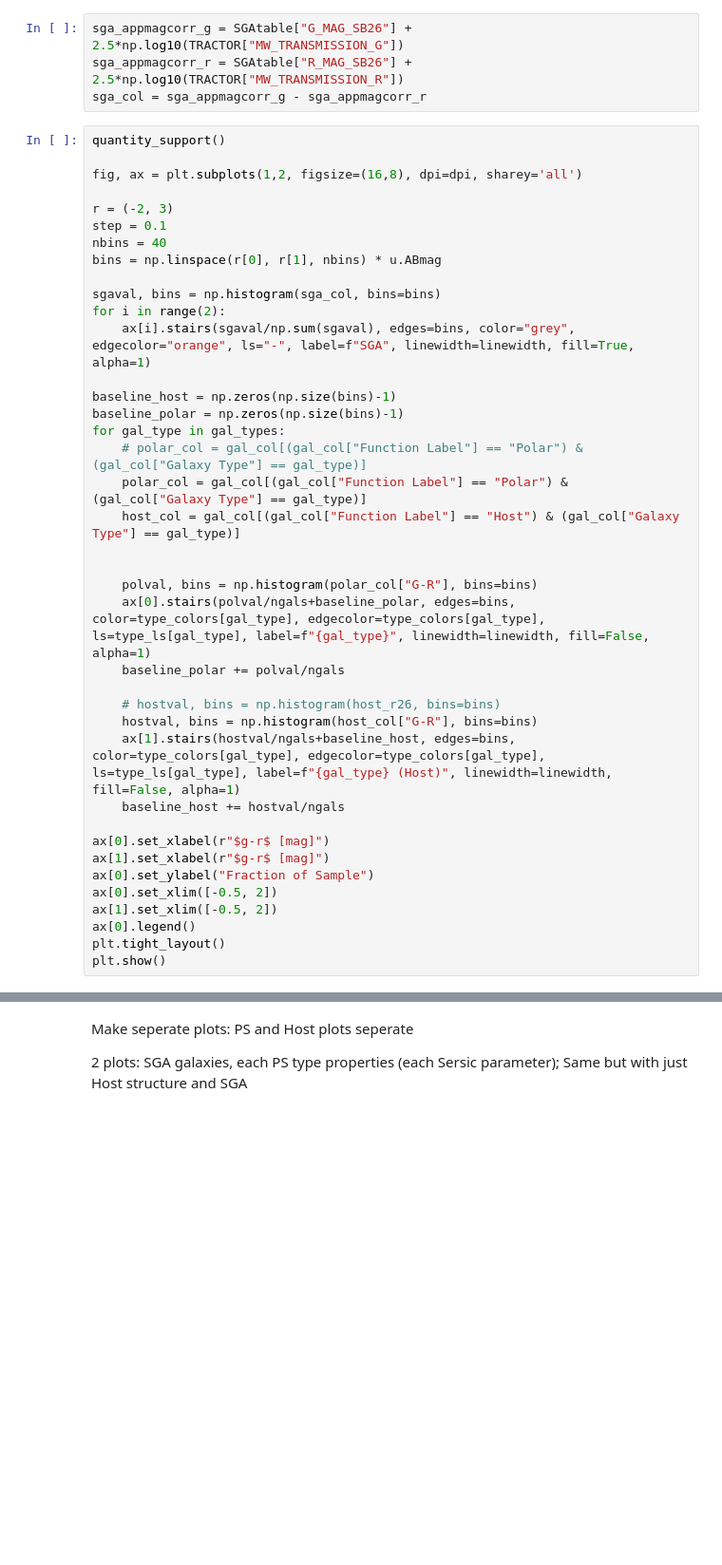
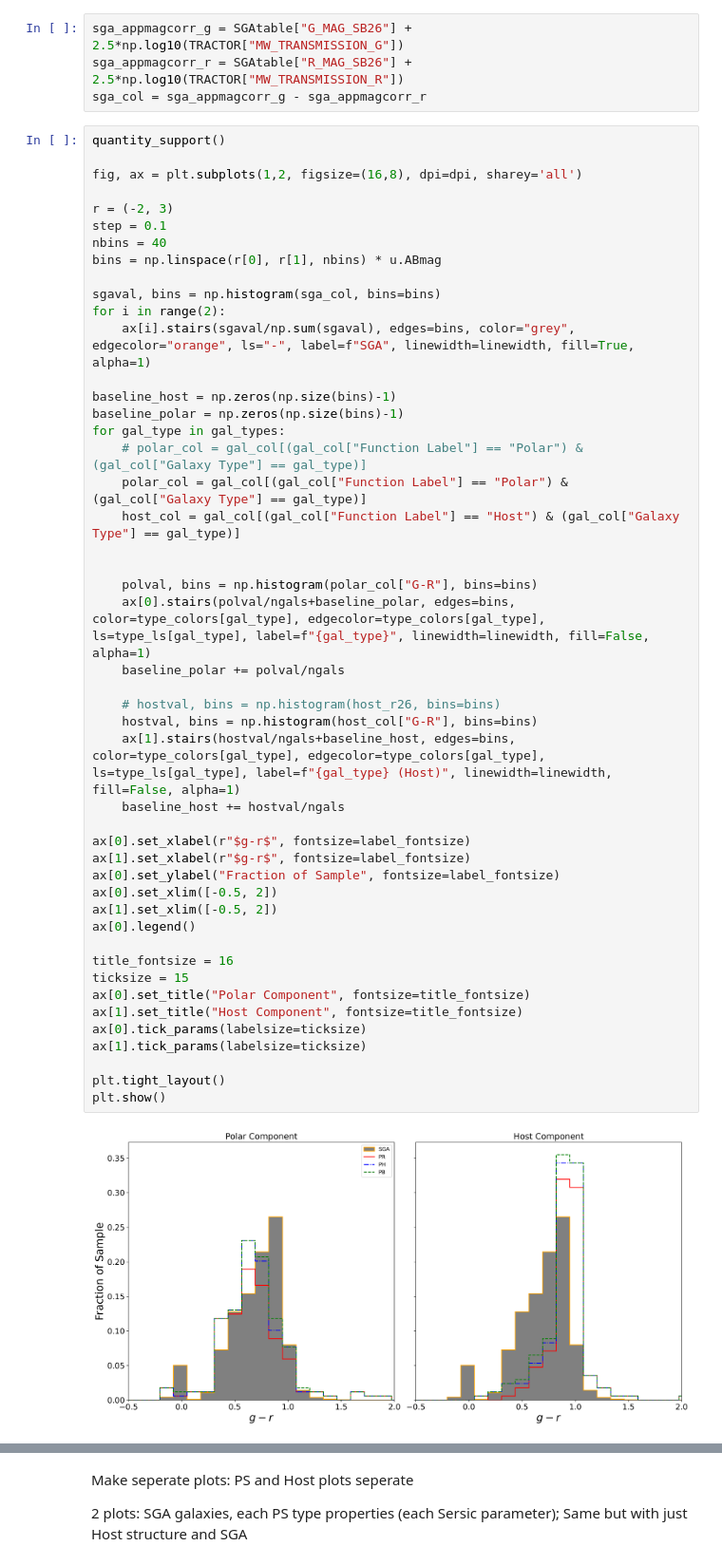
Before and after one commit to rpsmith4/photometric-decomp-analysis, a Jupyter notebook: fitresults/plot_parameters.ipynb, the cells around one changed output, grey strips where cells are left out. Shown at 95% size. Drawn from its saved outputs; the diff is of its cells as text; blank space fills up the shorter version.

```diff
--- a/fitresults/plot_parameters.ipynb
+++ b/fitresults/plot_parameters.ipynb
@@ -513,36 +593,46 @@ r = (-2, 3)
 step = 0.1
 nbins = 40
 bins = np.linspace(r[0], r[1], nbins) * u.ABmag
 
 sgaval, bins = np.histogram(sga_col, bins=bins)
 for i in range(2):
     ax[i].stairs(sgaval/np.sum(sgaval), edges=bins, color="grey", edgecolor="orange", ls="-", label=f"SGA", linewidth=linewidth, fill=True, alpha=1)
 
 baseline_host = np.zeros(np.size(bins)-1)
 baseline_polar = np.zeros(np.size(bins)-1)
 for gal_type in gal_types:
     # polar_col = gal_col[(gal_col["Function Label"] == "Polar") & (gal_col["Galaxy Type"] == gal_type)]
     polar_col = gal_col[(gal_col["Function Label"] == "Polar") & (gal_col["Galaxy Type"] == gal_type)]
     host_col = gal_col[(gal_col["Function Label"] == "Host") & (gal_col["Galaxy Type"] == gal_type)]
 
 
     polval, bins = np.histogram(polar_col["G-R"], bins=bins)
     ax[0].stairs(polval/ngals+baseline_polar, edges=bins, color=type_colors[gal_type], edgecolor=type_colors[gal_type], ls=type_ls[gal_type], label=f"{gal_type}", linewidth=linewidth, fill=False, alpha=1)
     baseline_polar += polval/ngals
 
     # hostval, bins = np.histogram(host_r26, bins=bins)
     hostval, bins = np.histogram(host_col["G-R"], bins=bins)
     ax[1].stairs(hostval/ngals+baseline_host, edges=bins, color=type_colors[gal_type], edgecolor=type_colors[gal_type], ls=type_ls[gal_type], label=f"{gal_type} (Host)", linewidth=linewidth, fill=False, alpha=1)
     baseline_host += hostval/ngals
 
-ax[0].set_xlabel(r"$g-r$ [mag]")
-ax[1].set_xlabel(r"$g-r$ [mag]")
-ax[0].set_ylabel("Fraction of Sample")
+ax[0].set_xlabel(r"$g-r$", fontsize=label_fontsize)
+ax[1].set_xlabel(r"$g-r$", fontsize=label_fontsize)
+ax[0].set_ylabel("Fraction of Sample", fontsize=label_fontsize)
 ax[0].set_xlim([-0.5, 2])
 ax[1].set_xlim([-0.5, 2])
 ax[0].legend()
+
+title_fontsize = 16
+ticksize = 15
+ax[0].set_title("Polar Component", fontsize=title_fontsize)
+ax[1].set_title("Host Component", fontsize=title_fontsize)
+ax[0].tick_params(labelsize=ticksize)
+ax[1].tick_params(labelsize=ticksize)
+
 plt.tight_layout()
 plt.show()
+# %% [output]
+[figure, added]
 # %%
 quantity_support()
 fig = plt.Figure(dpi=dpi)
```
Also changed, not shown: parts of 19 cells of this notebook.
